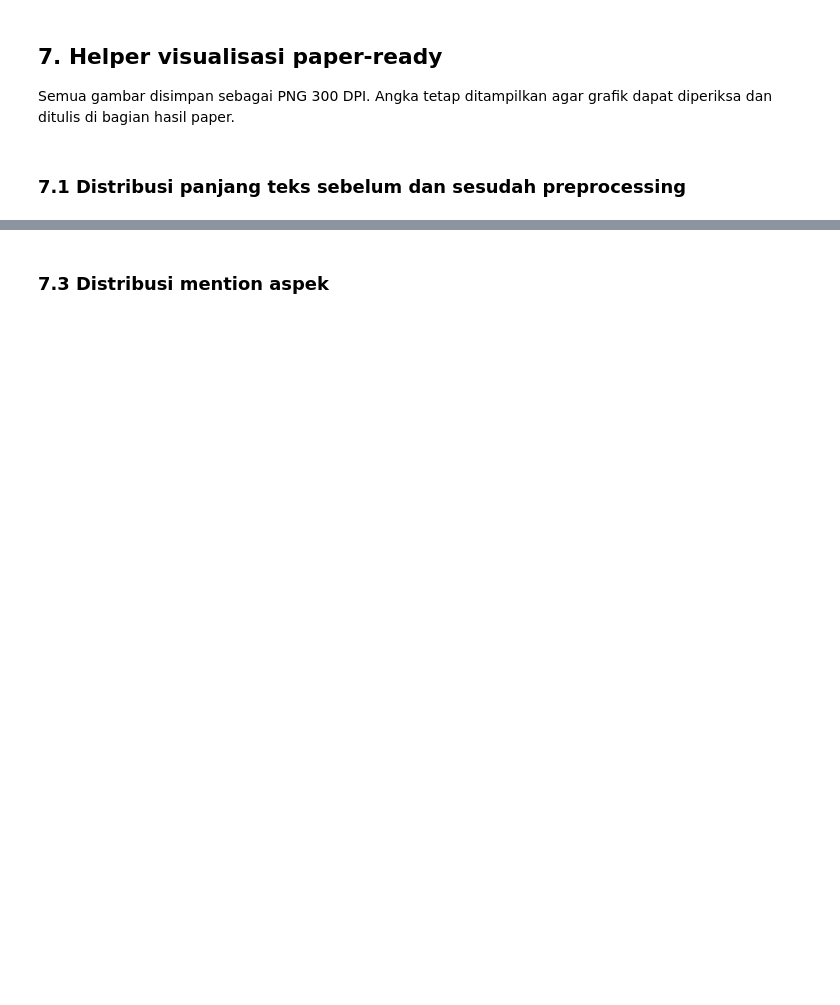
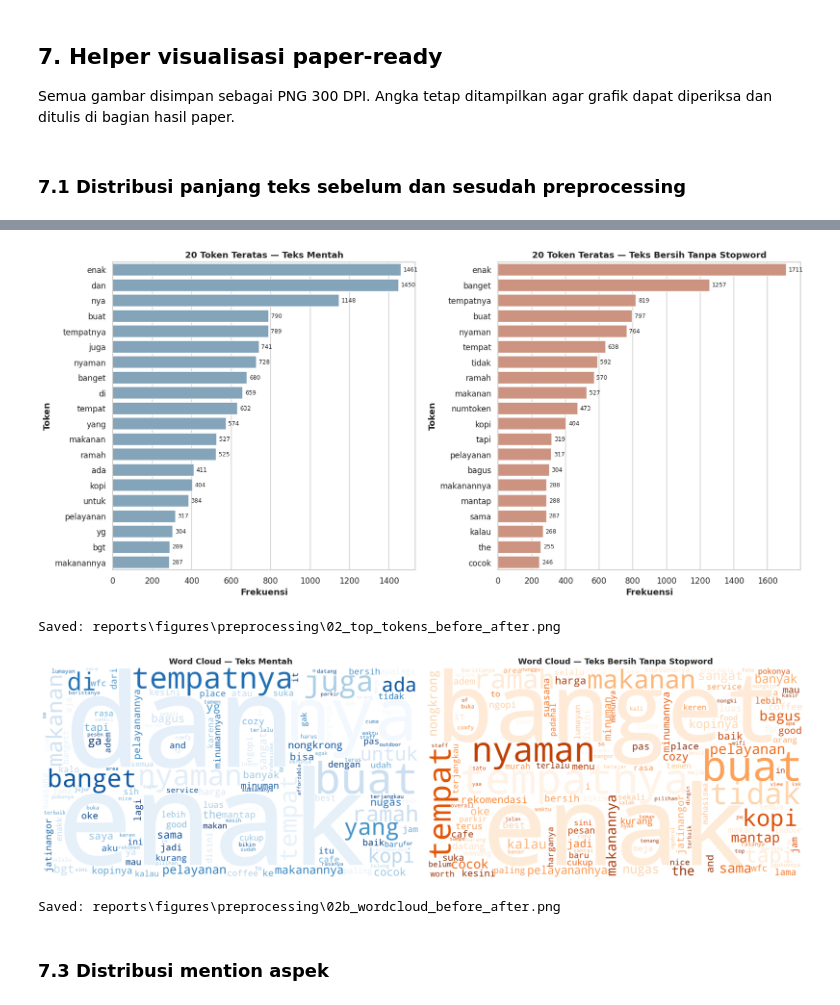
Before and after one commit to Hafizh220705/brewscope-coffee-insights, a Jupyter notebook: notebooks/01_preprocessing.ipynb, the cells around one changed output, grey strips where cells are left out. Saved outputs shown, nothing was run; the diff lists cells and outputs as text; code cells hidden in the pictures; blank space fills up the shorter version.

Commit message:
feat: add preprocessing variants and leakage-safe data splitting

```diff
--- a/notebooks/01_preprocessing.ipynb
+++ b/notebooks/01_preprocessing.ipynb
@@ -568,6 +752,16 @@ reviews["text_changed"] = (
     reviews["review_text_raw"].str.casefold().str.strip() != reviews["text_clean"]
 )
 reviews["clean_text_empty"] = reviews["text_clean"].str.strip().eq("")
+reviews["modeling_text_eligible"] = ~reviews["clean_text_empty"]
+reviews["text_exclusion_reason"] = ""
+reviews.loc[
+    reviews["clean_text_empty"] & reviews["had_non_latin_letter"],
+    "text_exclusion_reason",
+] = "unsupported_non_latin_text"
+reviews.loc[
+    reviews["clean_text_empty"] & ~reviews["had_non_latin_letter"],
+    "text_exclusion_reason",
+] = "no_supported_model_token"
 
 display(
     reviews[
@@ -575,9 +769,11 @@ display(
             "review_id",
             "review_text_raw",
             "text_clean",
+            "text_numbers_preserved",
             "text_negation",
             "text_no_stopwords",
             "text_stemmed",
+            "text_no_stopwords_stemmed",
         ]
     ].head(10)
 )
@@ -718,35 +1009,72 @@ raw_for_frequency = (
     .str.replace(r"\s+", " ", regex=True)
     .str.strip()
 )
 top_raw = top_tokens(raw_for_frequency, n=20)
-top_clean = top_tokens(reviews["text_clean"], n=20)
+top_clean = top_tokens(modeling_reviews["text_no_stopwords"], n=20)
 
 fig, axes = plt.subplots(1, 2, figsize=(15, 7))
 sns.barplot(
     data=top_raw,
     x="frequency",
     y="token",
     ax=axes[0],
     color="#7AA6C2",
 )
 axes[0].set_title("20 Token Teratas — Teks Mentah")
 axes[0].set_xlabel("Frekuensi")
 axes[0].set_ylabel("Token")
 add_bar_labels(axes[0])
 
 sns.barplot(
     data=top_clean,
     x="frequency",
     y="token",
     ax=axes[1],
     color="#D98E73",
 )
-axes[1].set_title("20 Token Teratas — Teks Bersih")
+axes[1].set_title("20 Token Teratas — Teks Bersih Tanpa Stopword")
 axes[1].set_xlabel("Frekuensi")
 axes[1].set_ylabel("Token")
 add_bar_labels(axes[1])
 
 save_figure("02_top_tokens_before_after.png")
+
+raw_wordcloud_corpus = build_wordcloud_corpus(raw_for_frequency)
+clean_wordcloud_corpus = build_wordcloud_corpus(
+    modeling_reviews["text_no_stopwords"]
+)
+wordcloud_config = {
+    "width": 1800,
+    "height": 1000,
+    "background_color": "white",
+    "max_words": 150,
+    "collocations": False,
+    "random_state": RANDOM_STATE,
+    "prefer_horizontal": 0.9,
+    "relative_scaling": 0.5,
+    "stopwords": set(),
+}
+
+raw_wordcloud = WordCloud(
+    **wordcloud_config, colormap="Blues"
+).generate(raw_wordcloud_corpus)
+clean_wordcloud = WordCloud(
+    **wordcloud_config, colormap="Oranges"
+).generate(clean_wordcloud_corpus)
+
+fig, axes = plt.subplots(1, 2, figsize=(16, 7))
+axes[0].imshow(raw_wordcloud, interpolation="bilinear")
+axes[0].set_title("Word Cloud — Teks Mentah")
+axes[0].axis("off")
+axes[1].imshow(clean_wordcloud, interpolation="bilinear")
+axes[1].set_title("Word Cloud — Teks Bersih Tanpa Stopword")
+axes[1].axis("off")
+save_figure("02b_wordcloud_before_after.png")
+# %% [output]
+[figure, added]
+Saved: reports\figures\preprocessing\02_top_tokens_before_after.png
+[figure, added]
+Saved: reports\figures\preprocessing\02b_wordcloud_before_after.png
 # %% [markdown]
 ### 7.3 Distribusi mention aspek
 # %%
```
Also changed, not shown: parts of 28 cells of this notebook, 33 other files.
